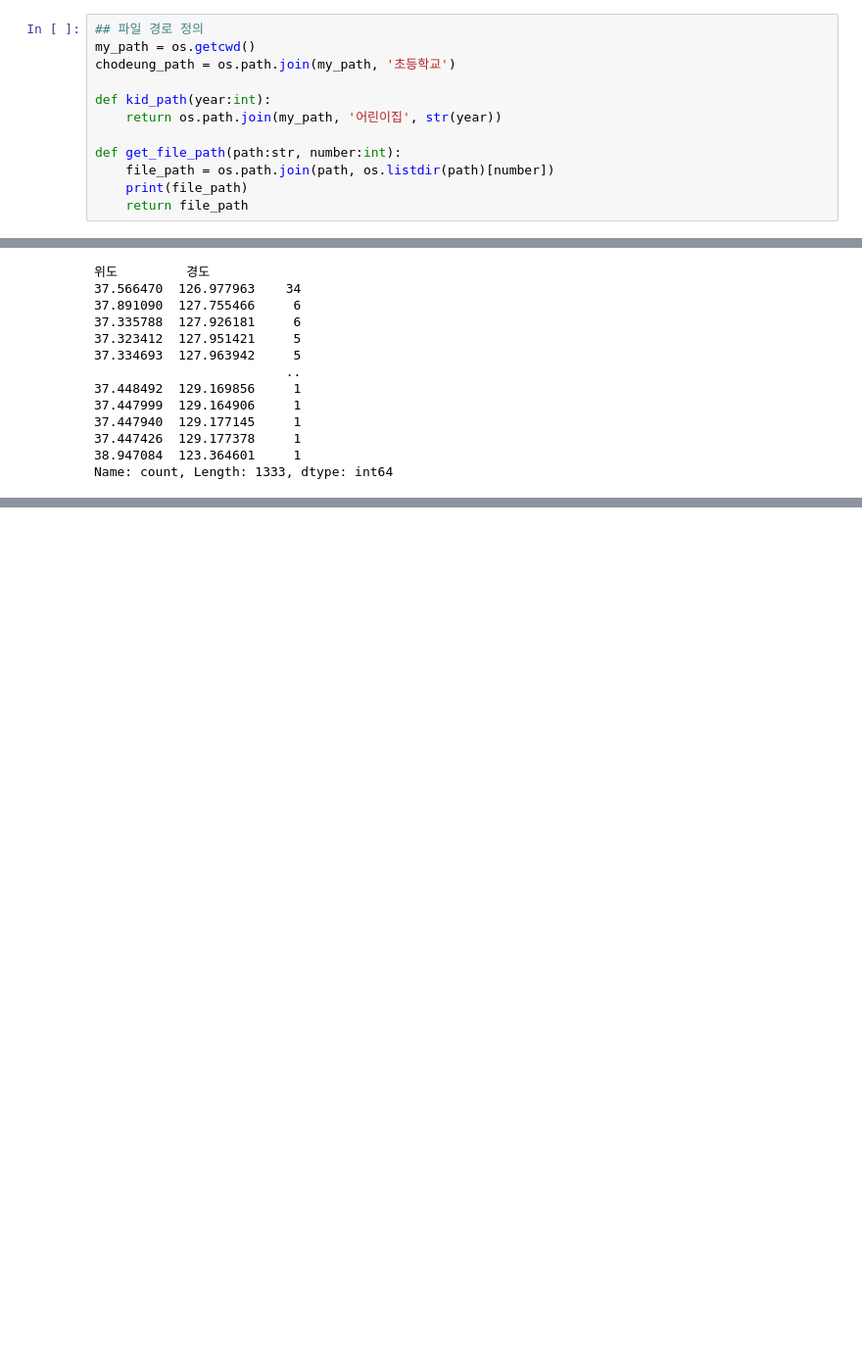
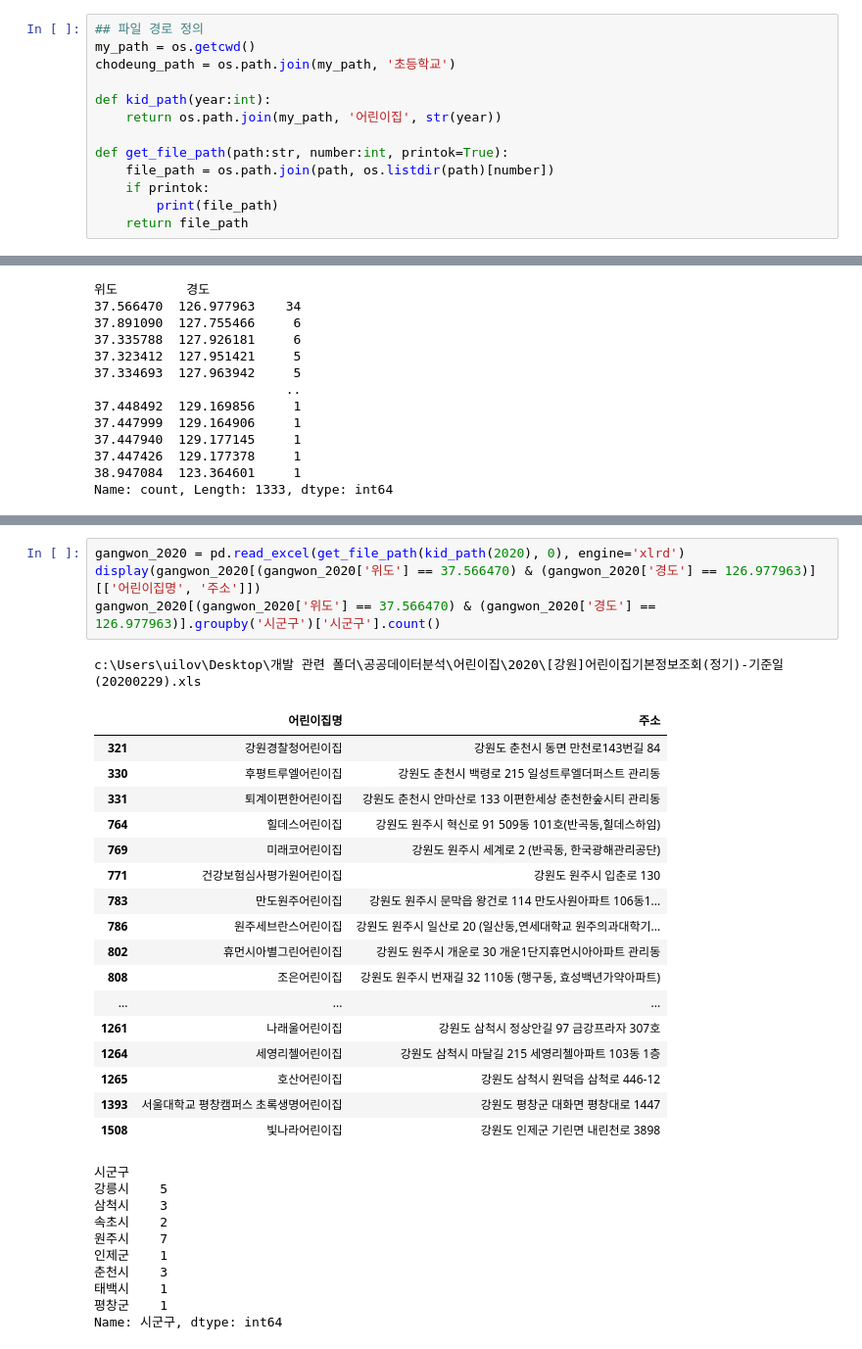
Before and after one commit to NeatyNut/-------, a Jupyter notebook: Analyst.ipynb, the cells around one changed output, grey strips where cells are left out. Shown at 98% size. Cells and saved outputs as stored; diff of their text form; blank space fills up the shorter version.

```diff
--- a/Analyst.ipynb
+++ b/Analyst.ipynb
@@ -17,9 +17,10 @@ chodeung_path = os.path.join(my_path, '초등학교')
 def kid_path(year:int):
     return os.path.join(my_path, '어린이집', str(year))
 
-def get_file_path(path:str, number:int):
+def get_file_path(path:str, number:int, printok=True):
     file_path = os.path.join(path, os.listdir(path)[number])
-    print(file_path)
+    if printok:
+        print(file_path)
     return file_path
 # %% [markdown]
 - 위도, 경도 확인 시 사용할 수 있는 데이터는 2020부터
@@ -454,0 +425,33 @@ Name: 현원수, Length: 1333, dtype: int64
+# %%
+gangwon_2020 = pd.read_excel(get_file_path(kid_path(2020), 0), engine='xlrd')
+display(gangwon_2020[(gangwon_2020['위도'] == 37.566470) & (gangwon_2020['경도'] == 126.977963)][['어린이집명', '주소']])
+gangwon_2020[(gangwon_2020['위도'] == 37.566470) & (gangwon_2020['경도'] == 126.977963)].groupby('시군구')['시군구'].count()
+# %% [output]
+c:\Users\uilov\Desktop\개발 관련 폴더\공공데이터분석\어린이집\2020\[강원]어린이집기본정보조회(정기)-기준일(20200229).xls
+|  | 어린이집명 | 주소 |
+| 321 | 강원경찰청어린이집 | 강원도 춘천시 동면 만천로143번길 84 |
+| 330 | 후평트루엘어린이집 | 강원도 춘천시 백령로 215 일성트루엘더퍼스트 관리동 |
+| 331 | 퇴계이편한어린이집 | 강원도 춘천시 안마산로 133 이편한세상 춘천한숲시티 관리동 |
+| 764 | 힐데스어린이집 | 강원도 원주시 혁신로 91 509동 101호(반곡동,힐데스하임) |
+| 769 | 미래코어린이집 | 강원도 원주시 세계로 2 (반곡동, 한국광해관리공단) |
+| 771 | 건강보험심사평가원어린이집 | 강원도 원주시 입춘로 130 |
+| 783 | 만도원주어린이집 | 강원도 원주시 문막읍 왕건로 114 만도사원아파트 106동1... |
+| 786 | 원주세브란스어린이집 | 강원도 원주시 일산로 20 (일산동,연세대학교 원주의과대학기... |
+| 802 | 휴먼시아별그린어린이집 | 강원도 원주시 개운로 30 개운1단지휴먼시아아파트 관리동 |
+| 808 | 조은어린이집 | 강원도 원주시 번재길 32 110동 (행구동, 효성백년가약아파트) |
+| ... | ... | ... |
+| 1261 | 나래울어린이집 | 강원도 삼척시 정상안길 97 금강프라자 307호 |
+| 1264 | 세영리첼어린이집 | 강원도 삼척시 마달길 215 세영리첼아파트 103동 1층 |
+| 1265 | 호산어린이집 | 강원도 삼척시 원덕읍 삼척로 446-12 |
+| 1393 | 서울대학교 평창캠퍼스 초록생명어린이집 | 강원도 평창군 대화면 평창대로 1447 |
+| 1508 | 빛나라어린이집 | 강원도 인제군 기린면 내린천로 3898 |
+시군구
+강릉시    5
+삼척시    3
+속초시    2
+원주시    7
+인제군    1
+춘천시    3
+태백시    1
+평창군    1
+Name: 시군구, dtype: int64
```
Also changed, not shown: parts of 17 cells of this notebook.
